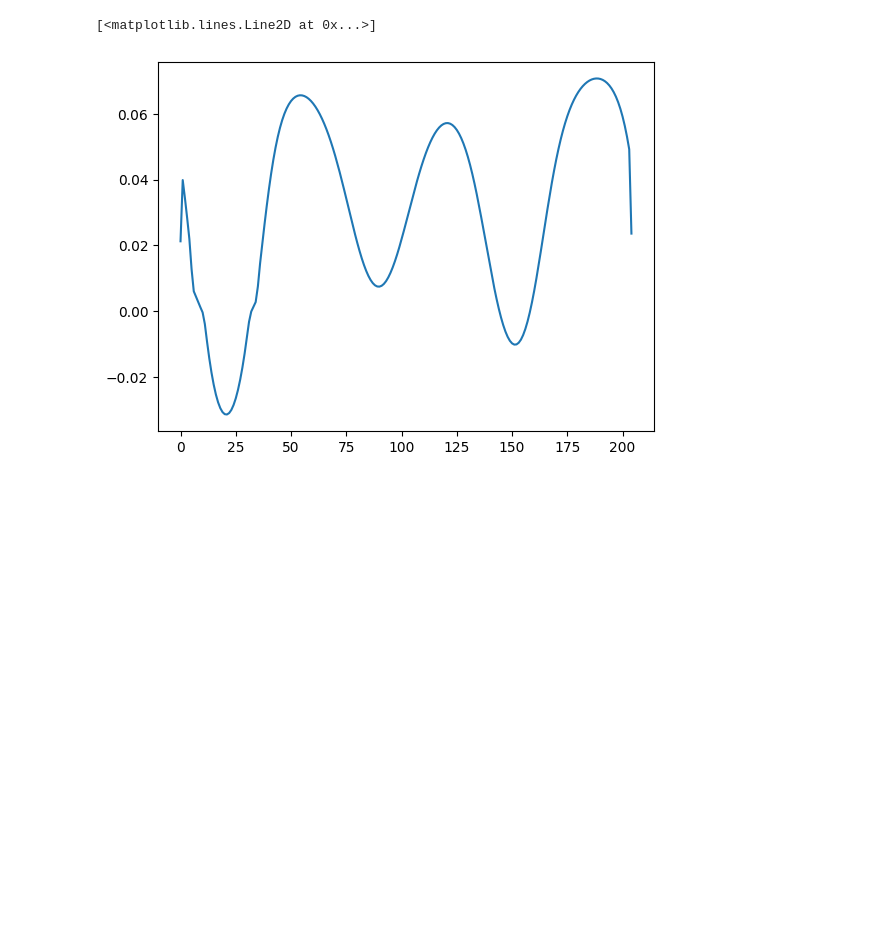
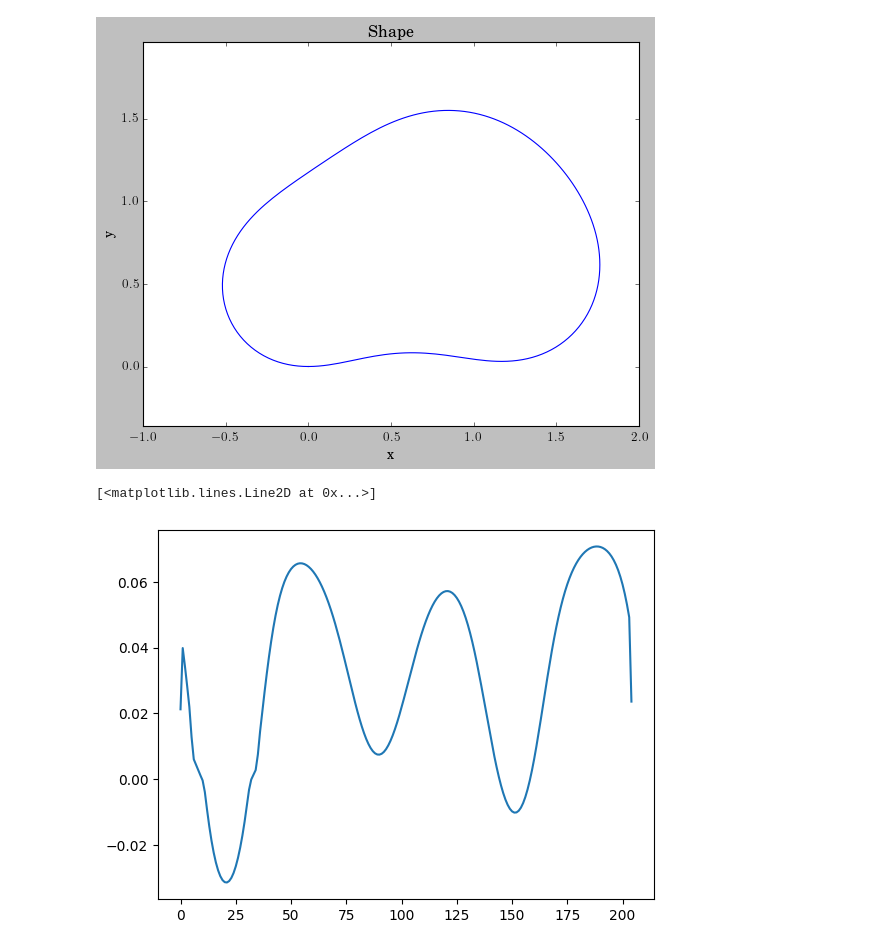
Before and after one commit to HappyTurtle99/master-proj-cell-shp-mechanics, a Jupyter notebook: removing_noise_by_hand.ipynb, the cells around one changed output. Cells and saved outputs as stored; diff of their text form; code cells hidden in the pictures; blank space fills up the shorter version.

```diff
--- a/removing_noise_by_hand.ipynb
+++ b/removing_noise_by_hand.ipynb
@@ -50,3 +51,22 @@ integrals: (np.float64(0.18004651029177499), np.float64(-0.04901230491563591), n
+# %%
+import matplotlib as mpl
+from matplotlib.ticker import MaxNLocator
+
+# Extract the first half of the curve
+mpl.rcParams['text.usetex'] = True
+mpl.rcParams['mathtext.fontset'] = 'cm'  # Set math font to Computer Modern (cm)
+
+# Plot the first half of the curve
+plt.plot(curve[:, 0], curve[:, 1])
+plt.axis('equal')
+plt.xlabel('x')
+plt.ylabel('y')
+
+plt.title('Shape')
+plt.savefig('shape 1.pdf')
+plt.show()
+# %% [output]
+[figure, added]
 # %%
 sins = np.sin(psis_actual)
 cosins = np.cos(psis_actual)
```
Also changed, not shown: parts of 8 cells of this notebook, 9 other files.
